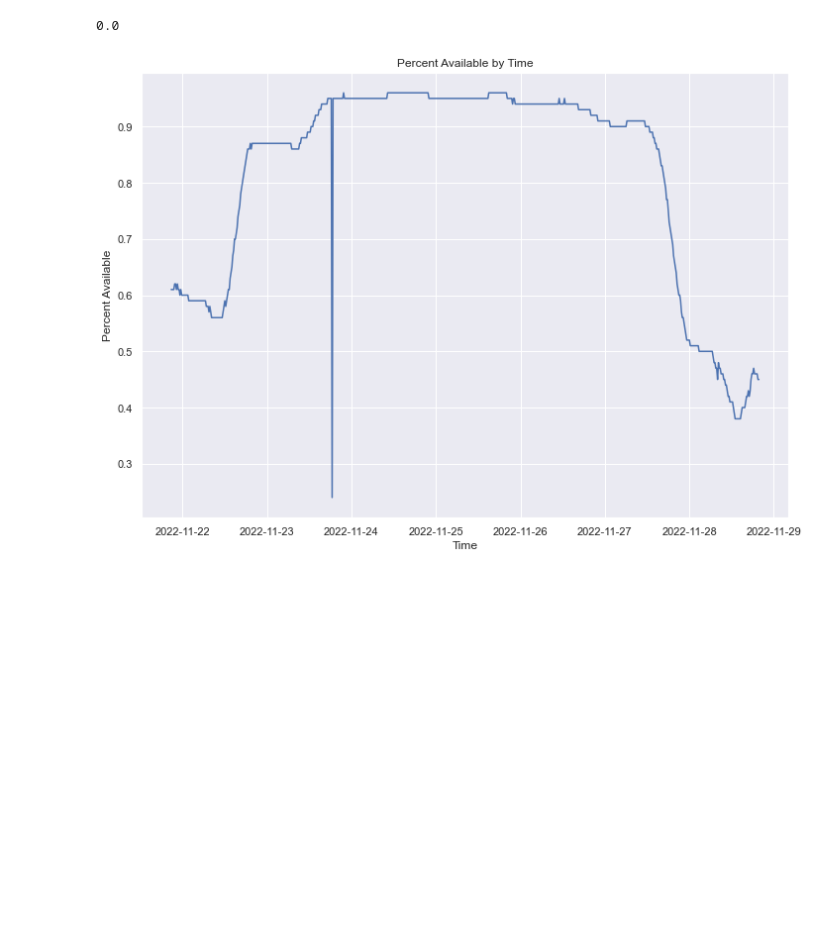
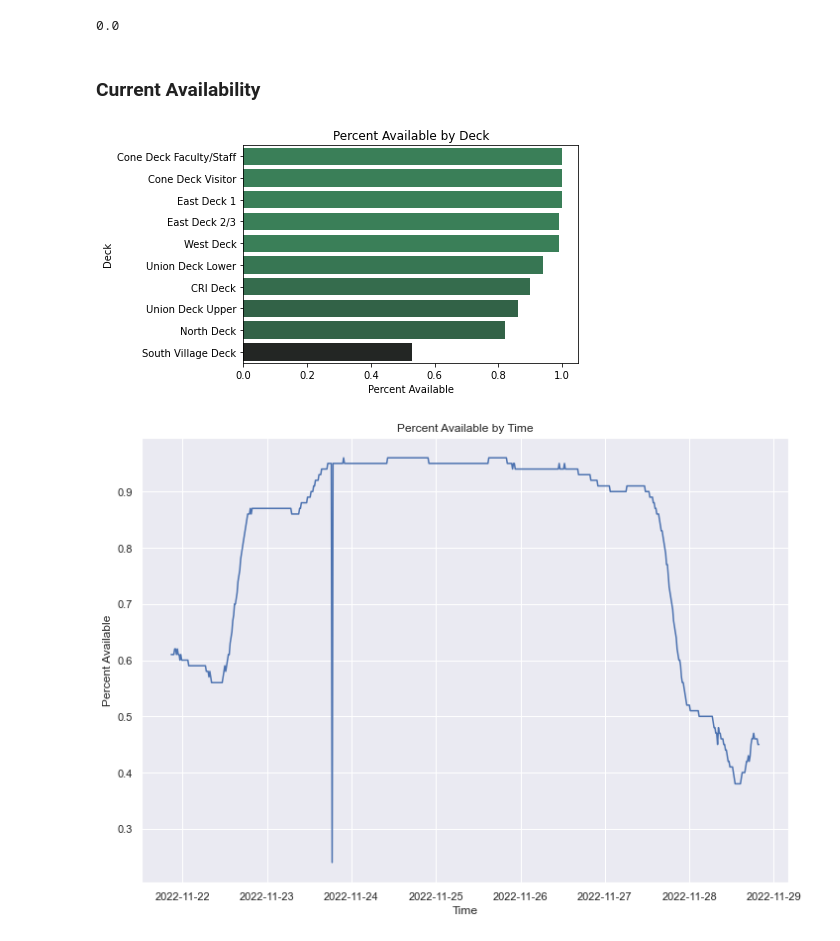
Before and after one commit to mitchell-jones/parking-heatmap, a Jupyter notebook: streamlit-feature-testing.ipynb, the cells around one changed output. Saved outputs shown, nothing was run; the diff lists cells and outputs as text; code cells hidden in the pictures; blank space fills up the shorter version.

```diff
--- a/streamlit-feature-testing.ipynb
+++ b/streamlit-feature-testing.ipynb
@@ -62,3 +63,7 @@ delta = metric_dict['CRI Deck'] - average_avail
 delta
 # %% [output]
 0.0
+# %% [markdown]
+### Current Availability
+# %%
+most_current = data[data.datetime == data.datetime.max()].sort_values('percentAvailable', ascending = False)
@@ -64,0 +72,15 @@ delta
+# %%
+def colors_from_values(values):
+    # normalize the values to range [0, 1]
+    normalized = (values - min(values)) / (max(values) - min(values))
+    # convert to indices
+    indices = np.round(normalized * (len(values) - 1)).astype(np.int32)
+    # use the indices to get the colors
+    palette = sns.dark_palette('seagreen', len(values))
+    return  np.array(palette).take(indices, axis=0)
+# %%
+sns.barplot(data = most_current, y = 'name', x = 'percentAvailable',
+palette = colors_from_values(most_current['percentAvailable'])).set(ylabel = 'Deck', title = 'Percent Available by Deck', xlabel = 'Percent Available')
+plt.show()
+# %% [output]
+[figure, added]
```
Also changed, not shown: parts of 4 cells of this notebook, 1 other file.
